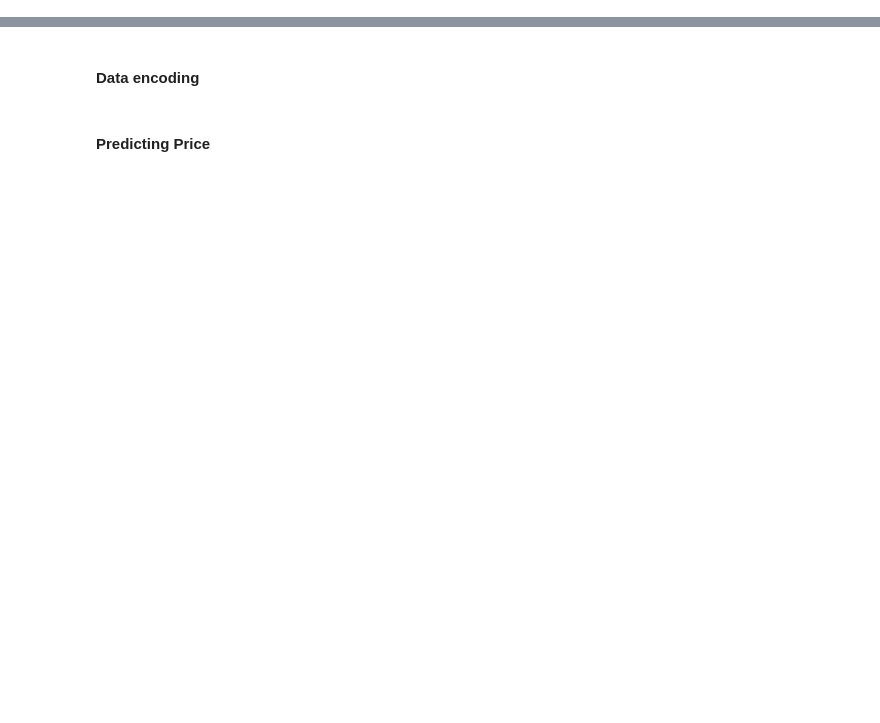
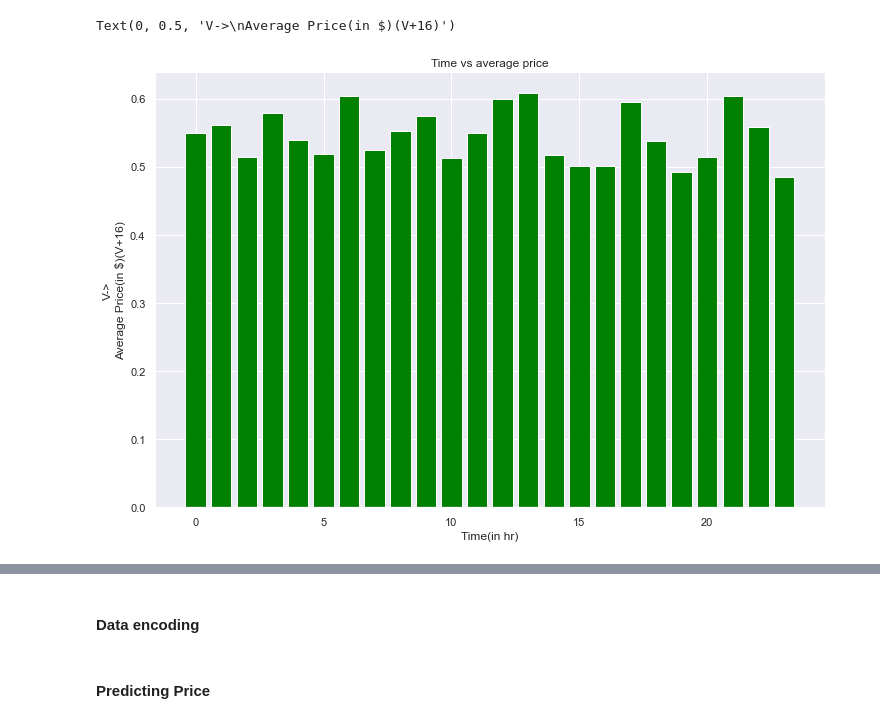
Before and after one commit to itsHarinderjit/Cab-Data-Analysis, a Jupyter notebook: Harinderjit_102017151.ipynb, the cells around one changed output, grey strips where cells are left out. Cells and saved outputs as stored; diff of their text form; code cells hidden in the pictures; blank space fills up the shorter version.

```diff
--- a/Harinderjit_102017151.ipynb
+++ b/Harinderjit_102017151.ipynb
@@ -19,15 +48,0 @@ df.describe()
-# %%
-rides_vs_price = plt.figure(figsize=(15, 10))
-sd = np.std(df['price'])
-mean = df['price'].mean()
-size = len(df['price'].unique())
-freq = {}
-for data in df['price'].unique() :
-    freq[data] = len(df[df.price == data])
-plt.plot([mean,mean],[0,55000])
-plt.plot([mean-sd,mean-sd],[0,55000],color = "green")
-plt.plot([mean+sd,mean+sd],[0,55000],color = "green")
-plt.title("Rides vs Price")
-plt.xlabel("Price")
-plt.ylabel("No. of Rides")
-plt.scatter(freq.keys(),freq.values(),marker = '1',color = 'red')
@@ -97,13 +106,16 @@ plt.ylabel("Average price (in $)")
 # %%
 ## time vs average price
-time_price = plt.figure(figsize=(10, 5))
+time_price = plt.figure(figsize=(12, 8))
 lst = df['hour'].unique()
 num = [0]*len(lst)
 for data in lst :
-    num[data] = df[df.hour==data]['price'].mean()
-plt.bar(lst,num,color = "yellow")
+    num[data] += df[df.hour==data]['price'].mean()-16
+plt.bar(lst,num,color = "green")
 plt.title("Time vs average price")
 plt.xlabel("Time(in hr)")
-plt.ylabel("Average Price(in $)")
+plt.ylabel("V->\nAverage Price(in $)(V+16)")
+# %% [output]
+Text(0, 0.5, 'V->\nAverage Price(in $)(V+16)')
+[figure, added]
 # %%
 ## time vs number of cabs
```
Also changed, not shown: parts of 38 cells of this notebook.
